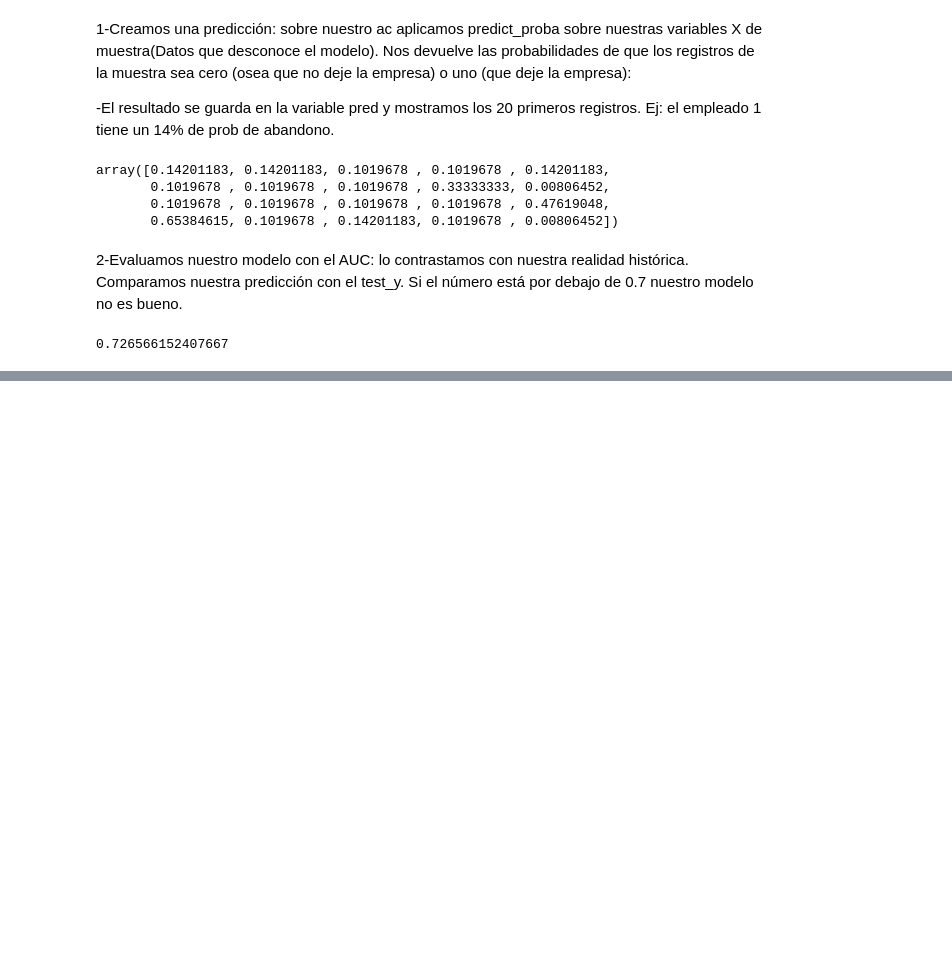
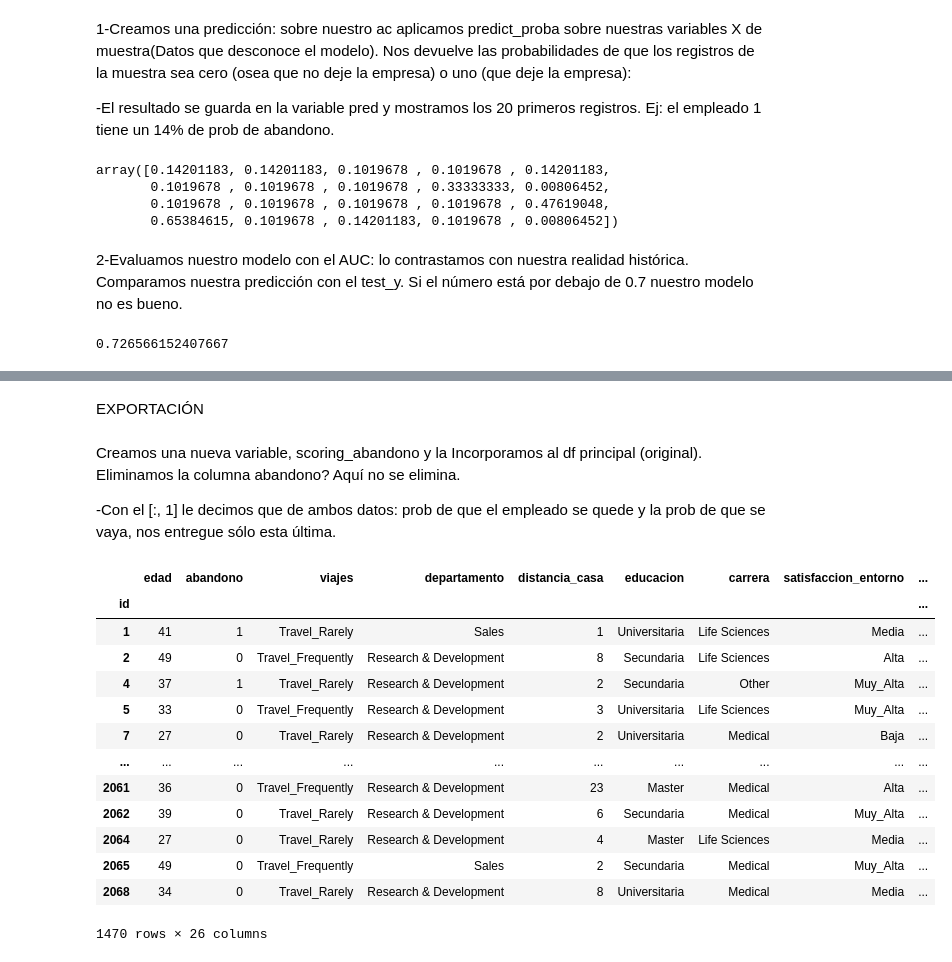
Before and after one commit to adolfo85/fugaempleados, a Jupyter notebook: fugaEmpleados.ipynb, the cells around one changed output, grey strips where cells are left out. Drawn from its saved outputs; the diff is of its cells as text; code cells hidden in the pictures; blank space fills up the shorter version.

```diff
--- a/fugaEmpleados.ipynb
+++ b/fugaEmpleados.ipynb
@@ -376,0 +406,24 @@ roc_auc_score(test_y,pred)
+# %% [markdown]
+EXPORTACIÓN
+# %% [markdown]
+Creamos una nueva variable, scoring_abandono y la Incorporamos al df principal (original). Eliminamos la columna abandono? Aquí no se elimina.
+
+-Con el [:, 1] le decimos que de ambos datos: prob de que el empleado se quede y la prob de que se vaya, nos entregue sólo esta última.
+# %%
+df['scoring_abandono'] = ac.predict_proba(df_ml.drop(columns = 'abandono'))[:, 1]
+df
+# %% [output]
+|  | edad | abandono | viajes | departamento | distancia_casa | educacion | carrera | satisfaccion_entorno | ... |
+| id |  |  |  |  |  |  |  |  | ... |
+| 1 | 41 | 1 | Travel_Rarely | Sales | 1 | Universitaria | Life Sciences | Media | ... |
+| 2 | 49 | 0 | Travel_Frequently | Research & Development | 8 | Secundaria | Life Sciences | Alta | ... |
+| 4 | 37 | 1 | Travel_Rarely | Research & Development | 2 | Secundaria | Other | Muy_Alta | ... |
+| 5 | 33 | 0 | Travel_Frequently | Research & Development | 3 | Universitaria | Life Sciences | Muy_Alta | ... |
+| 7 | 27 | 0 | Travel_Rarely | Research & Development | 2 | Universitaria | Medical | Baja | ... |
+| ... | ... | ... | ... | ... | ... | ... | ... | ... | ... |
+| 2061 | 36 | 0 | Travel_Frequently | Research & Development | 23 | Master | Medical | Alta | ... |
+| 2062 | 39 | 0 | Travel_Rarely | Research & Development | 6 | Secundaria | Medical | Muy_Alta | ... |
+| 2064 | 27 | 0 | Travel_Rarely | Research & Development | 4 | Master | Life Sciences | Media | ... |
+| 2065 | 49 | 0 | Travel_Frequently | Sales | 2 | Secundaria | Medical | Muy_Alta | ... |
+| 2068 | 34 | 0 | Travel_Rarely | Research & Development | 8 | Universitaria | Medical | Media | ... |
+1470 rows × 26 columns
```
Also changed, not shown: parts of 11 cells of this notebook, 1 other file.
